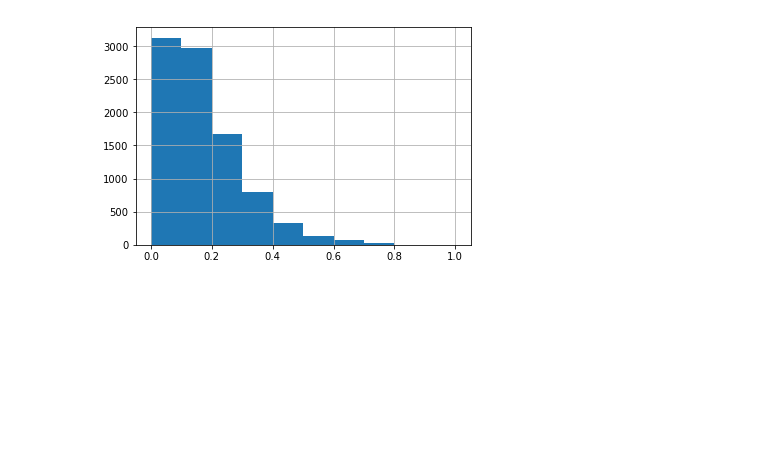
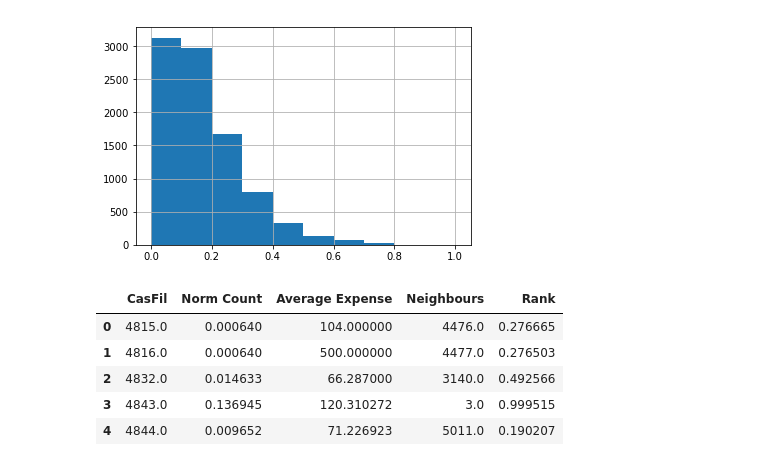
Before and after one commit to sanhitamj/elderly_fraud_detection, a Jupyter notebook: DataPipeline.ipynb, the cells around one changed output. Cells and saved outputs as stored; diff of their text form; code cells hidden in the pictures; blank space fills up the shorter version.

```diff
--- a/DataPipeline.ipynb
+++ b/DataPipeline.ipynb
@@ -303,3 +307,13 @@ plt.scatter(df1['AverageExpense'], df1['CountPerDay']/df1['Duration'], c=col, al
 # %% [output]
 <matplotlib.axes._subplots.AxesSubplot at 0x...>
 [figure]
+# %%
+per = read_csv_to_df('Personal Misc.csv')
+per.head()
+# %% [output]
+|  | CasFil | Norm Count | Average Expense | Neighbours | Rank |
+| 0 | 4815.0 | 0.000640 | 104.000000 | 4476.0 | 0.276665 |
+| 1 | 4816.0 | 0.000640 | 500.000000 | 4477.0 | 0.276503 |
+| 2 | 4832.0 | 0.014633 | 66.287000 | 3140.0 | 0.492566 |
+| 3 | 4843.0 | 0.136945 | 120.310272 | 3.0 | 0.999515 |
+| 4 | 4844.0 | 0.009652 | 71.226923 | 5011.0 | 0.190207 |
```
Also changed, not shown: parts of 3 cells of this notebook, 5 other files.
